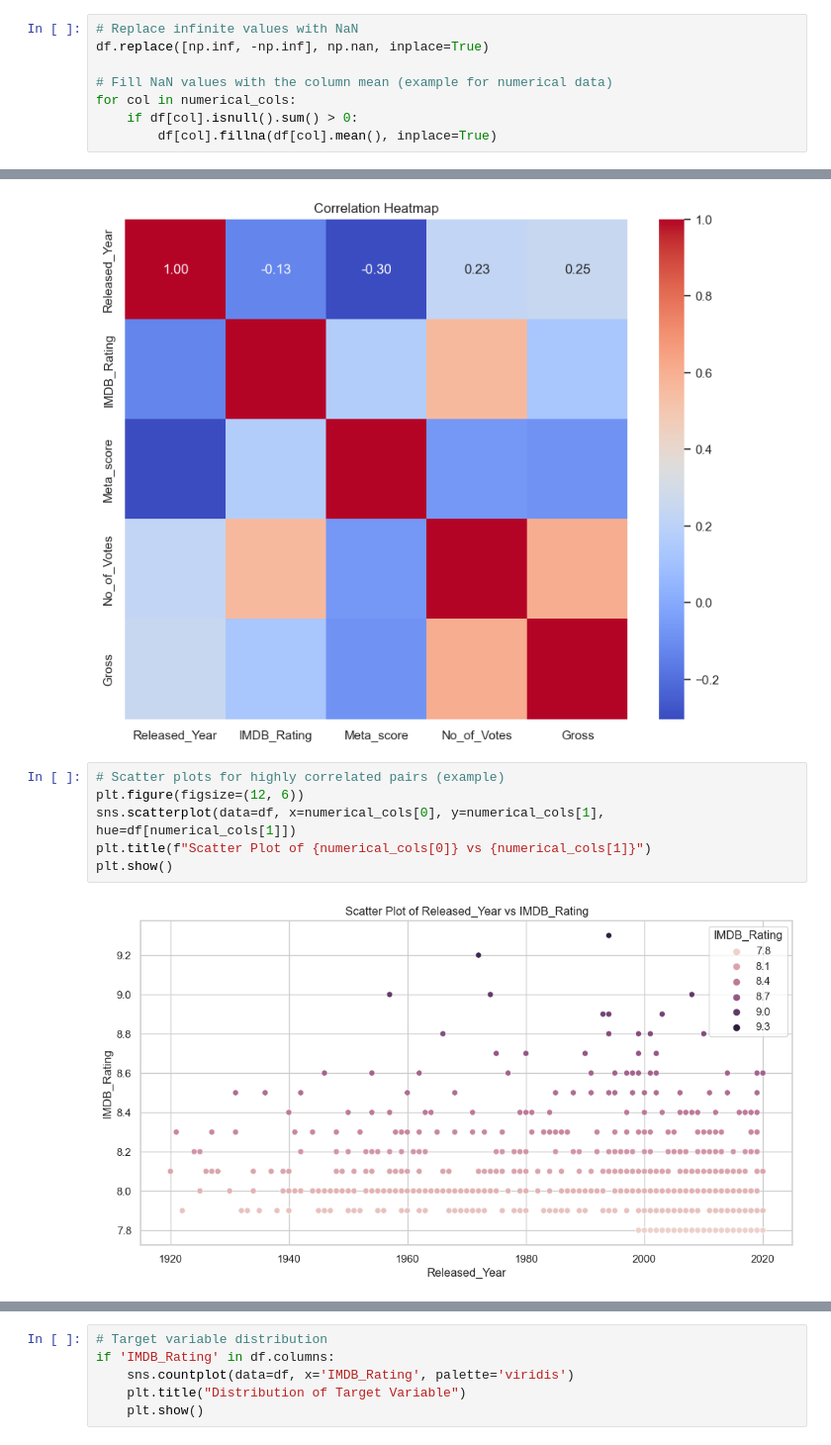
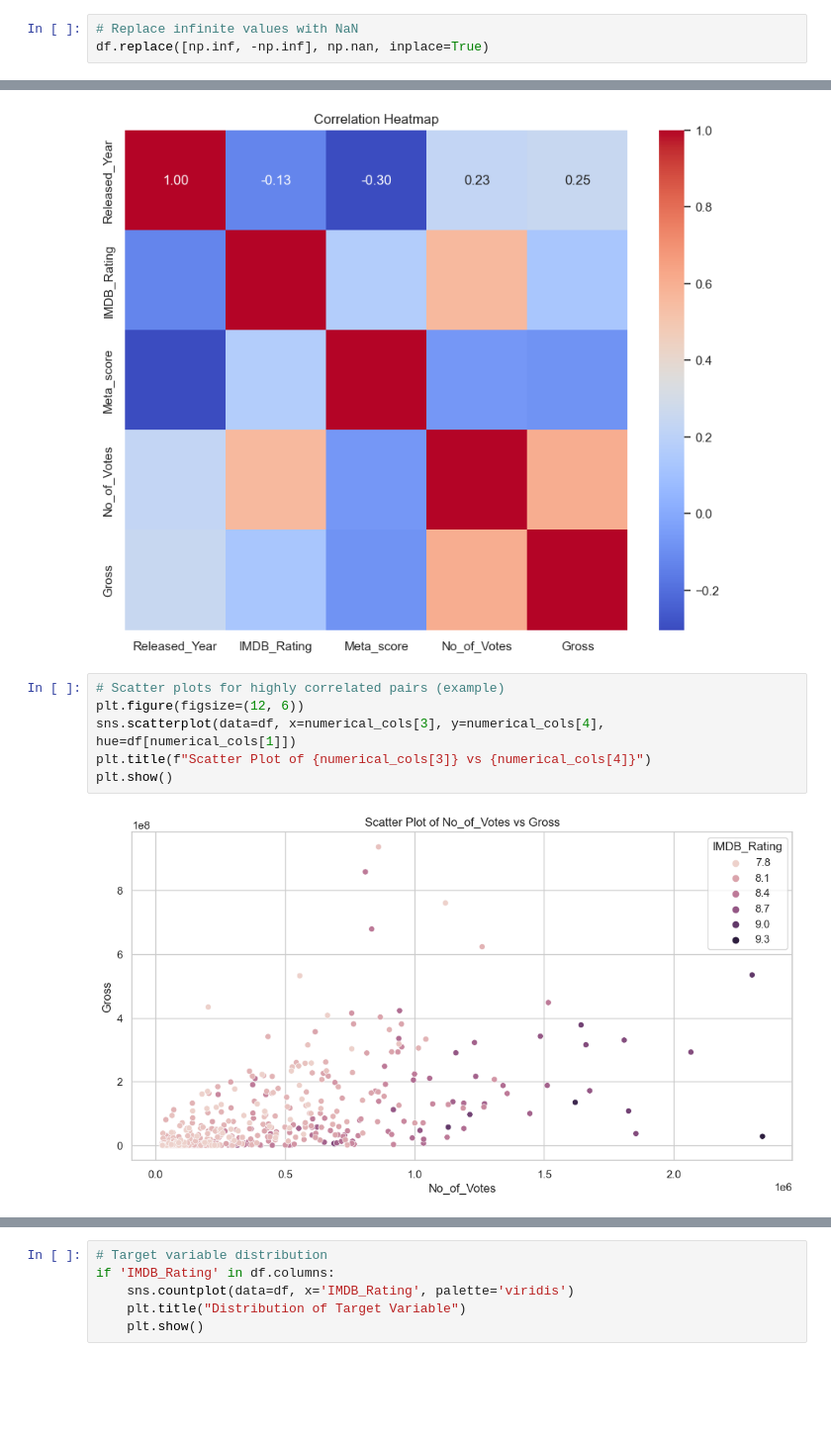
Before and after one commit to YashMehta11k/Machine_Learning_Models, a Jupyter notebook: Lab1.ipynb, the cells around one changed output, grey strips where cells are left out. Shown at 99% size. Cells and saved outputs as stored; diff of their text form; blank space fills up the shorter version.

```diff
--- a/Lab1.ipynb
+++ b/Lab1.ipynb
@@ -125,11 +111,6 @@ dtype: int64
 # %%
 # Replace infinite values with NaN
 df.replace([np.inf, -np.inf], np.nan, inplace=True)
-
-# Fill NaN values with the column mean (example for numerical data)
-for col in numerical_cols:
-    if df[col].isnull().sum() > 0:
-        df[col].fillna(df[col].mean(), inplace=True)
 # %%
 # Fill missing values for numerical columns with the mean (example)
 for col in df.select_dtypes(include=[np.number]).columns:
@@ -221,10 +202,10 @@ plt.show()
 # %%
 # Scatter plots for highly correlated pairs (example)
 plt.figure(figsize=(12, 6))
-sns.scatterplot(data=df, x=numerical_cols[0], y=numerical_cols[1], hue=df[numerical_cols[1]])
-plt.title(f"Scatter Plot of {numerical_cols[0]} vs {numerical_cols[1]}")
+sns.scatterplot(data=df, x=numerical_cols[3], y=numerical_cols[4], hue=df[numerical_cols[1]])
+plt.title(f"Scatter Plot of {numerical_cols[3]} vs {numerical_cols[4]}")
 plt.show()
 # %% [output]
-[figure, old version]
+[figure, new version]
 # %%
 # Pairplot for numerical features
```
Also changed, not shown: parts of 4 cells of this notebook, 5 other files.
